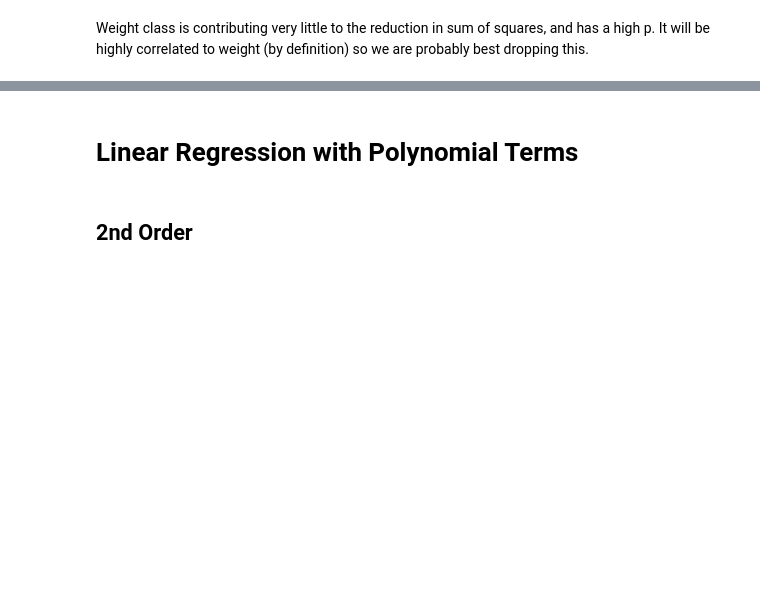
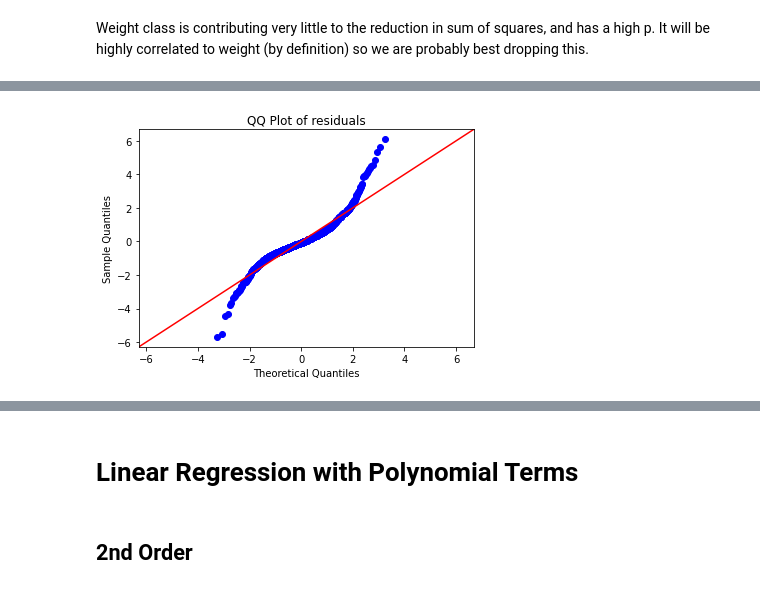
Before and after one commit to adhardy/Concept2-Pace-Predictor, a Jupyter notebook: linear-regression.ipynb, the cells around one changed output, grey strips where cells are left out. Drawn from its saved outputs; the diff is of its cells as text; code cells hidden in the pictures; blank space fills up the shorter version.

```diff
--- a/linear-regression.ipynb
+++ b/linear-regression.ipynb
@@ -393,2 +387,6 @@ Mean squared error: 489.8s
 Mean error: 22.1s
 [interactive output not drawn]
+# %%
+pp_row.models["linear_2"].plot_QQ()
+# %% [output]
+[figure, added]
```
Also changed, not shown: parts of 17 cells of this notebook, 1 other file.
